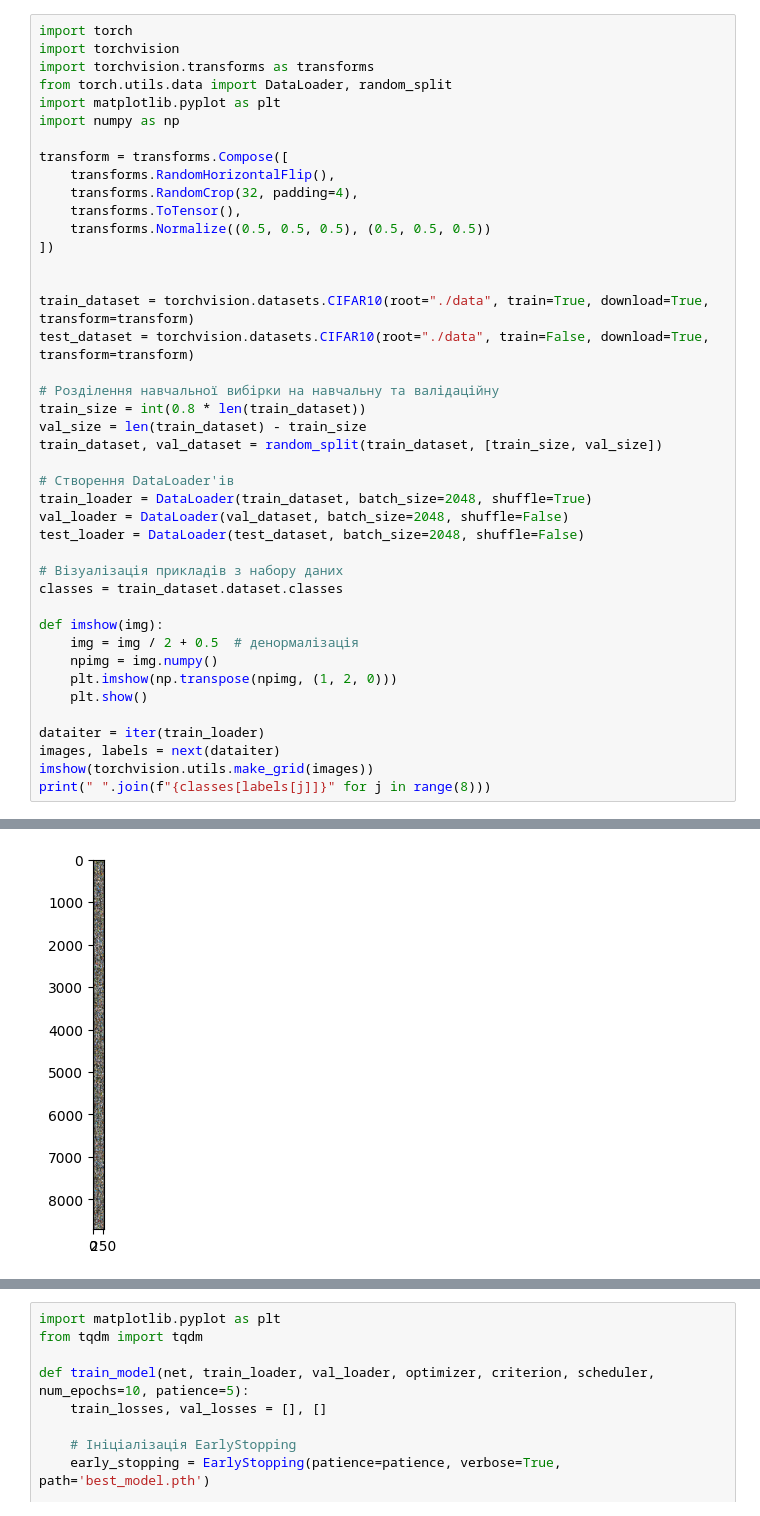
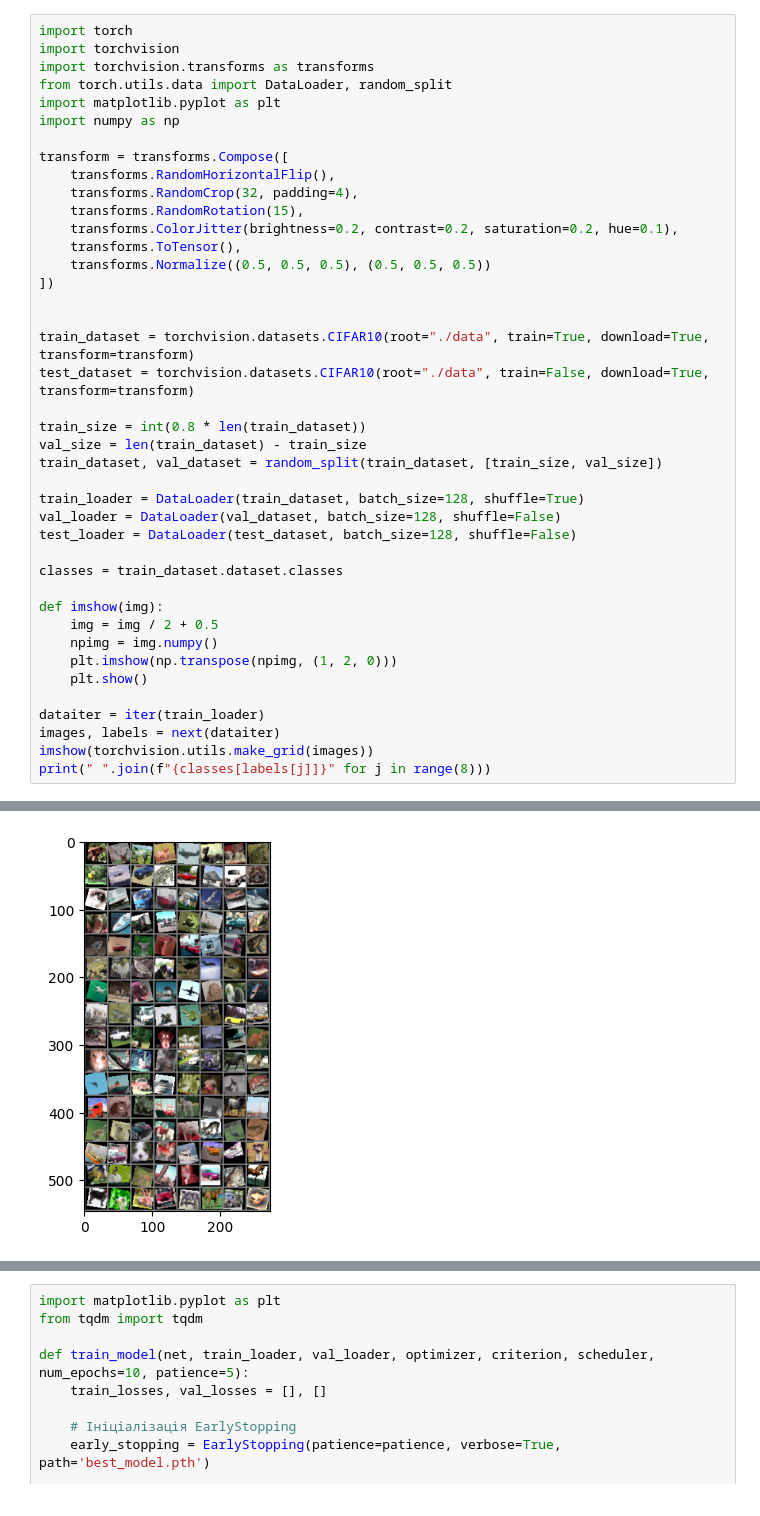
Before and after one commit to yaroslav-lototskyi/nn-examples, a Jupyter notebook: notebooks/ciraf-10.ipynb, the cells around one changed output, grey strips where cells are left out. Cells and saved outputs as stored; diff of their text form.

```diff
--- a/notebooks/ciraf-10.ipynb
+++ b/notebooks/ciraf-10.ipynb
@@ -9,38 +9,37 @@ import numpy as np
 transform = transforms.Compose([
     transforms.RandomHorizontalFlip(),
     transforms.RandomCrop(32, padding=4),
+    transforms.RandomRotation(15),
+    transforms.ColorJitter(brightness=0.2, contrast=0.2, saturation=0.2, hue=0.1),
     transforms.ToTensor(),
     transforms.Normalize((0.5, 0.5, 0.5), (0.5, 0.5, 0.5))
 ])
 
 
 train_dataset = torchvision.datasets.CIFAR10(root="./data", train=True, download=True, transform=transform)
 test_dataset = torchvision.datasets.CIFAR10(root="./data", train=False, download=True, transform=transform)
 
-# Розділення навчальної вибірки на навчальну та валідаційну
 train_size = int(0.8 * len(train_dataset))
 val_size = len(train_dataset) - train_size
 train_dataset, val_dataset = random_split(train_dataset, [train_size, val_size])
 
-# Створення DataLoader'ів
-train_loader = DataLoader(train_dataset, batch_size=2048, shuffle=True)
-val_loader = DataLoader(val_dataset, batch_size=2048, shuffle=False)
-test_loader = DataLoader(test_dataset, batch_size=2048, shuffle=False)
+train_loader = DataLoader(train_dataset, batch_size=128, shuffle=True)
+val_loader = DataLoader(val_dataset, batch_size=128, shuffle=False)
+test_loader = DataLoader(test_dataset, batch_size=128, shuffle=False)
 
-# Візуалізація прикладів з набору даних
 classes = train_dataset.dataset.classes
 
 def imshow(img):
-    img = img / 2 + 0.5  # денормалізація
+    img = img / 2 + 0.5
     npimg = img.numpy()
     plt.imshow(np.transpose(npimg, (1, 2, 0)))
     plt.show()
 
 dataiter = iter(train_loader)
 images, labels = next(dataiter)
 imshow(torchvision.utils.make_grid(images))
 print(" ".join(f"{classes[labels[j]]}" for j in range(8)))
 # %% [output]
 Files already downloaded and verified
 Files already downloaded and verified
-[figure, old version]
+[figure, new version]
```
Also changed, not shown: parts of 8 cells of this notebook.
